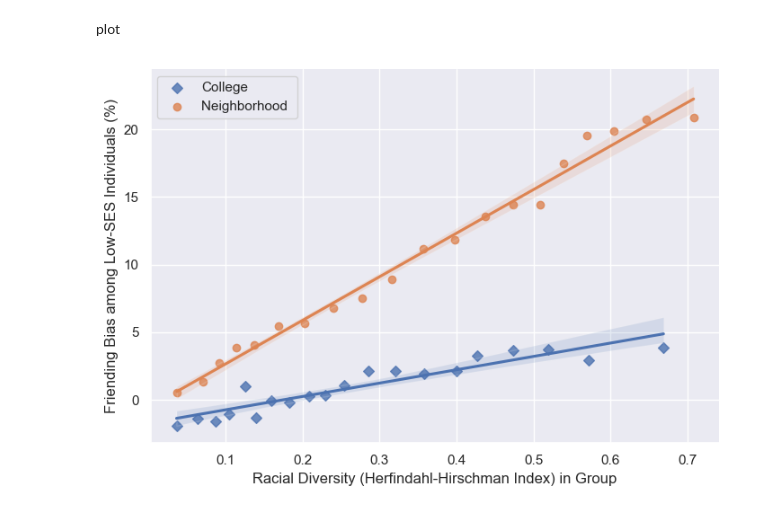
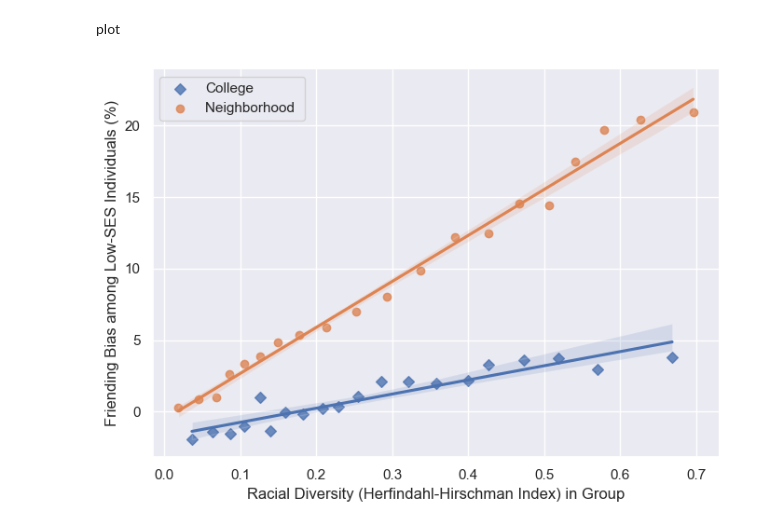
Before and after one commit to dmatsanganis/Economic_Connectedness_Analysis_and_Visualization, a Jupyter notebook: DM.ipynb, the cells around one changed output. Saved outputs shown, nothing was run; the diff lists cells and outputs as text; code cells hidden in the pictures.

```diff
--- a/DM.ipynb
+++ b/DM.ipynb
@@ -1816,5 +1895,5 @@ question5_nbhd_df['hhi'] = hhi
 # %%
-question5_nbhd_df['bins'] = pd.qcut(question5_nbhd_df['hhi'], 20)
+question5_nbhd_df['bins'] = pd.qcut(question5_nbhd_df['hhi'], q = 20)
 
 question5_nbhd_df.head(10)
 # %% [output]
@@ -1876,20 +1943,19 @@ x weighted
 # %%
+# Group the data by the `bins` values.
 x_bins_mean = question5_nbhd_df.groupby('bins')
 
-
-#Create a function to calculate the weighted mean.
-def wavg(group):
-    d = group['hhi']
+# Create a function to calculate the weighted mean.
+# By applying the given formula.
+def x_addweights(group):
+    h = group['hhi']
     w = group['num_below_p50']
-    return (d * w).sum() / w.sum()
+    return (h * w).sum() / w.sum()
 
 #Apply the function to the grouped data.
-# nei_x = grouped_x.apply(wavg)
-weighted_x_nbhd = x_bins_mean.apply(wavg)
+weighted_x_nbhd = x_bins_mean.apply(x_addweights)
 
+# Create a dataframe with the x-axis points(`hhi`).
 weighted_x_nbhd = pd.DataFrame(weighted_x_nbhd, columns = ['hhi'])
-
-# weighted_x_nbhd = x_bins_mean.apply(lambda x: pd.Series([np.average(x['hhi'], weights=x['num_below_p50'])]))
 weighted_x_nbhd.reset_index()
 # %% [output]
 |  | bins | hhi |
@@ -1973,16 +2045,3 @@ question5_nbhd_weighted_df.head(10)
 | (0.163, 0.193] | 0.178121 | 5.359328 | Neighborhood |
 | (0.193, 0.232] | 0.212746 | 5.891852 | Neighborhood |
 | (0.232, 0.272] | 0.252173 | 7.004625 | Neighborhood |
-# %%
-# Set style.
-sns.set_style('darkgrid')
-
-plot = sns.lmplot(x = "hhi", y = "bias", data = question5_nbhd_weighted_df, aspect = 1.45)
-
-
-plot.set(xlabel='Racial Diversity (Herfindahl-Hirschman Index) in Group',
-         ylabel='Friending Bias among Low-SES Individuals (%)')
-
-# plt.xticks([0.0, 0.1, 0.2, 0.3, 0.4, 0.5, 0.6, 0.7])
-
-plt.show()
@@ -1993,6 +2057,6 @@ college now. same procedure for college
 # %%
 # Merge the two college dataframes.
-question5_college_df = pd.merge(question5_college_first_df, question5_college_second_df, left_on='college', right_on='college')
+question5_college_df = pd.merge(question5_college_first_df, question5_college_second_df, on='college', how = 'left')
 
 # Preview the dataframe.
 question5_college_df.head(10)
@@ -2225,25 +2293,18 @@ plot
 # %%
 # Set style.
 sns.set_style('darkgrid')
 
 plot = sns.lmplot(x = "hhi", y = "bias",  hue= 'plot_type', data = question5_df,
-                  aspect = 1.45, fit_reg = True, markers=['D', 'o'])
+                  aspect = 1.40, fit_reg = True, markers=['D', 'o'])
 
 plot.set(xlabel='Racial Diversity (Herfindahl-Hirschman Index) in Group',
          ylabel='Friending Bias among Low-SES Individuals (%)')
 
 
 plt.legend(loc='upper left')
 plot.legend.remove()
 
-# plot.set_xticks(range(0,0.7)) # <--- set the ticks first
-# plot.set_xticklabels([0.0, 0.1, 0.2, 0.3, 0.4, 0.5, 0.6, 0.7])
-# # plot.set_xticklabels(['2011','2012','2013','2014','2015','2016','2017','2018'])
-
-# plt.scatter(x,y)
-# plt.xticks(np.arange(min(question5_df.hhi.min), max(question5_df.hhi)+1, 1))
-
 # Output the plot.
 plt.show()
 # %% [output]
-[figure, old version]
+[figure, new version]
```
Also changed, not shown: parts of 45 cells of this notebook.
